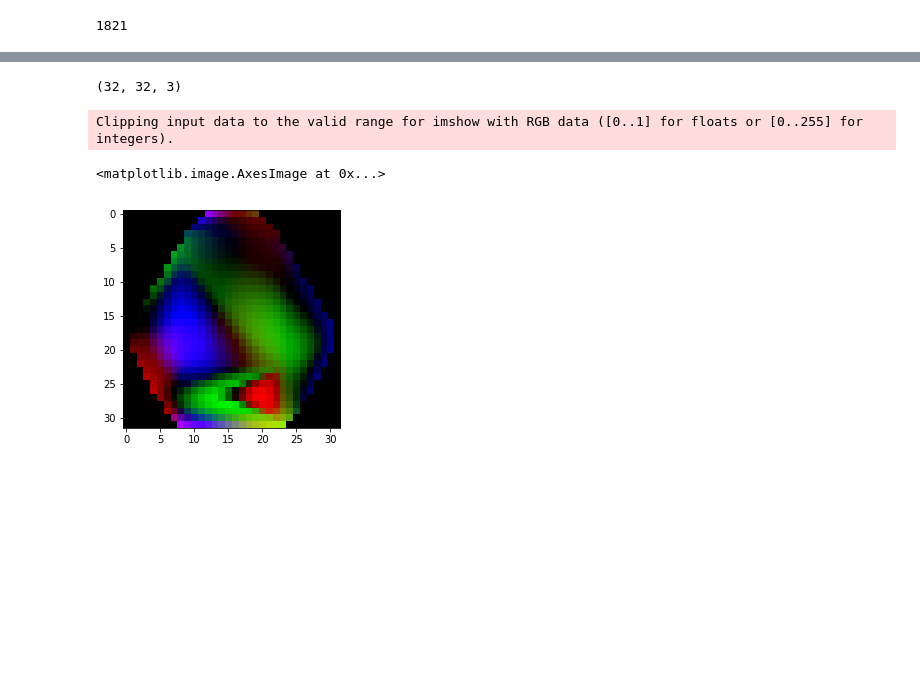
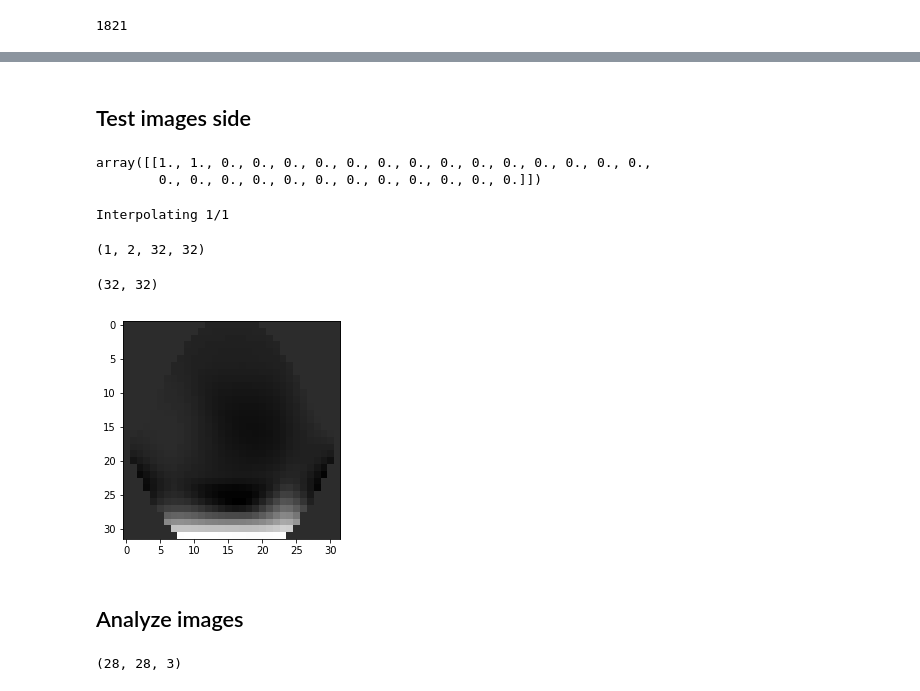
Before and after one commit to pdpino/EEG-Classification, a Jupyter notebook: brain_activity.ipynb, the cells around one changed output, grey strips where cells are left out. Drawn from its saved outputs; the diff is of its cells as text; code cells hidden in the pictures; blank space fills up the shorter version.

```diff
--- a/brain_activity.ipynb
+++ b/brain_activity.ipynb
@@ -153,14 +263,37 @@ FN_map = get_filtered_map("FN")
+# %% [markdown]
+## Test images side
+# %%
+dummy_x = np.zeros((1, 14*2))
+dummy_x[0, :2] = 1 # First two channels are in the forehead (AF3 and AF4)
+dummy_x
+# %% [output]
+array([[1., 1., 0., 0., 0., 0., 0., 0., 0., 0., 0., 0., 0., 0., 0., 0.,
+        0., 0., 0., 0., 0., 0., 0., 0., 0., 0., 0., 0.]])
+# %%
+dummy_images = gen_images(np.array(locs_2d), dummy_x, 32).transpose((0, 1, 3, 2))
+dummy_images.shape
+# %% [output]
+Interpolating 1/1
+(1, 2, 32, 32)
+# %%
+# Forehead is on the bottom of the page, in this case
+img = dummy_images[0, 0, :, :]
+plt.imshow(img, cmap='gray')
+img.shape
+# %% [output]
+(32, 32)
+[figure, added]
+# %% [markdown]
+## Analyze images
 # %%
 tp_cases = X[get_all_indexes("TP")].mean(axis=0)
+fp_cases = X[get_all_indexes("FP")].mean(axis=0)
 tn_cases = X[get_all_indexes("TN")].mean(axis=0)
-sub = tp_cases - tn_cases
-sub.shape
+fn_cases = X[get_all_indexes("FN")].mean(axis=0)
+# sub = tp_cases - tn_cases
+# sub.shape
 # datalist = array_to_datalist(cases.mean(axis=0))
-# %% [output]
-(32, 32, 3)
-# %%
-plt.imshow(tp_cases)
-# %% [output]
-Clipping input data to the valid range for imshow with RGB data ([0..1] for floats or [0..255] for integers).
-<matplotlib.image.AxesImage at 0x...>
-[figure, removed]
+# %%
+tp_cases.shape
+# %% [output]
+(28, 28, 3)
```
Also changed, not shown: parts of 28 cells of this notebook, 2 other files.
